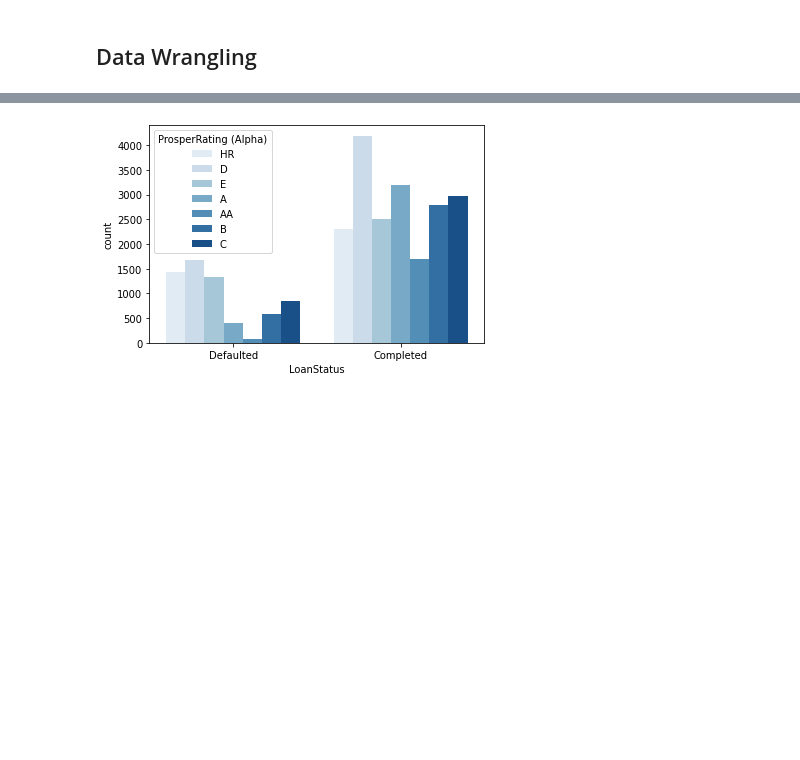
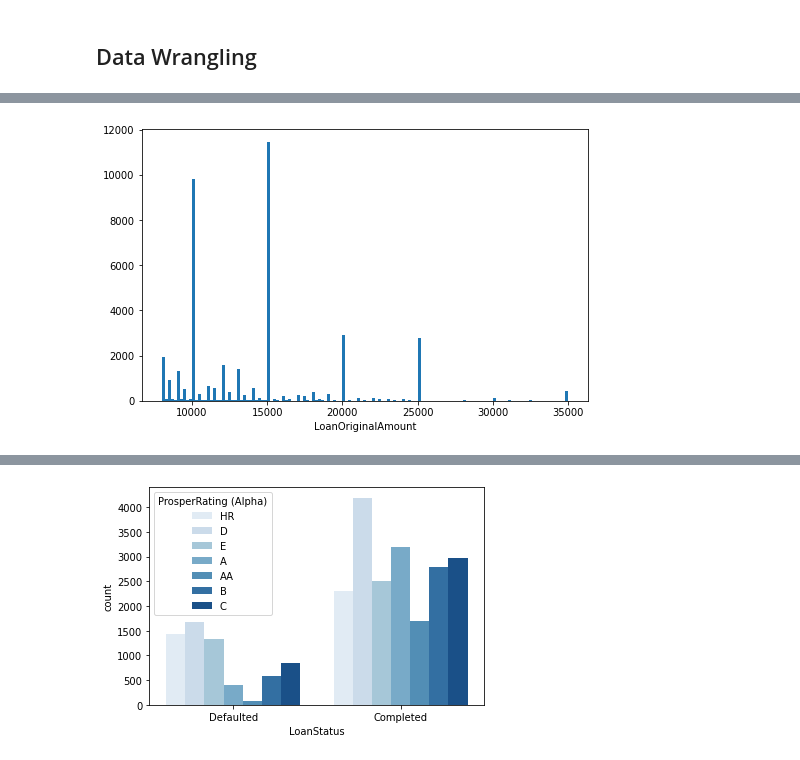
Before and after one commit to NgweBecky/Communicate-data-findings, a Jupyter notebook: Part_II_slide_deck.ipynb, the cells around one changed output, grey strips where cells are left out. Cells and saved outputs as stored; diff of their text form; code cells hidden in the pictures; blank space fills up the shorter version.

```diff
--- a/Part_II_slide_deck.ipynb
+++ b/Part_II_slide_deck.ipynb
@@ -74,0 +63,7 @@ plt.xlim(0, boundary);
+# %%
+bins = np.arange(8000, target_df.LoanOriginalAmount.max()+200, 200)
+plt.figure(figsize=[8, 5])
+plt.hist(data = target_df, x = 'LoanOriginalAmount' , bins = bins);
+plt.xlabel('LoanOriginalAmount');
+# %% [output]
+[figure, added]
```
Also changed, not shown: parts of 28 cells of this notebook, 4 other files.
